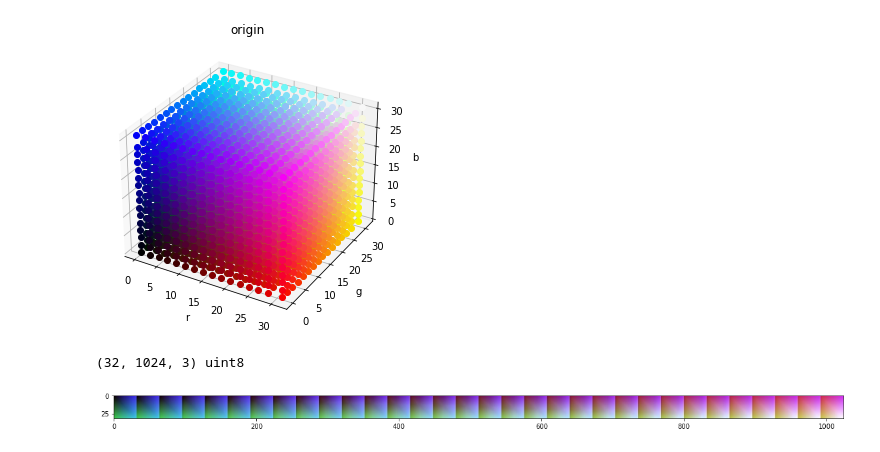
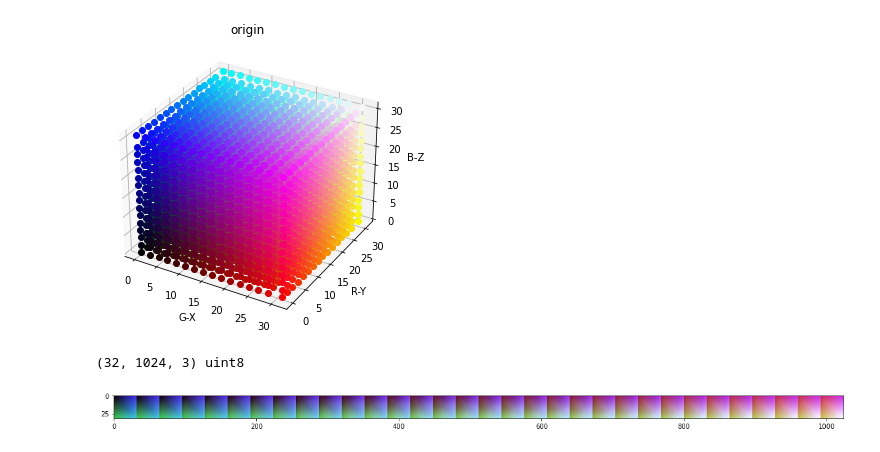
Before and after one commit to zengbaocheng-996/GAMES104-Modern-Game-Engine-Methodology, a Jupyter notebook: 07/lut_visualize/lut_visualize.ipynb, the cells around one changed output. Drawn from its saved outputs; the diff is of its cells as text; code cells hidden in the pictures.

```diff
--- a/07/lut_visualize/lut_visualize.ipynb
+++ b/07/lut_visualize/lut_visualize.ipynb
@@ -10,29 +10,25 @@ warnings.filterwarnings('ignore')
 # %%
 fig = plt.figure()
 ax = Axes3D(fig)
-
 size = 16
 points = np.linspace(0, 31, size).astype(np.int32)
-
 for z in points:
     for y in points:
         for x in points:
             ax.plot([x], [y], [z], "ro", color=(x / 32, y / 32, z / 32, 1))
-ax.set_zlabel('b')
-ax.set_ylabel('g')
-ax.set_xlabel('r')
+ax.set_zlabel('B-Z')
+ax.set_ylabel('R-Y')
+ax.set_xlabel('G-X')
 plt.title("origin")
 plt.show()
 # %% [output]
-[figure, old version]
+[figure, new version]
 # %%
 img = cv2.imread("color_grading_LUT.jpg")
 print(img.shape, img.dtype)
+plt.figure(figsize=(20, 10))
+plt.imshow(img)
+plt.show()
 # %% [output]
 (32, 1024, 3) uint8
+[figure, added]
-# %%
-plt.figure(figsize=(20, 10))
-plt.imshow(img)
-plt.show()
-# %% [output]
-[figure, removed]
```
Also changed, not shown: parts of 2 cells of this notebook.
